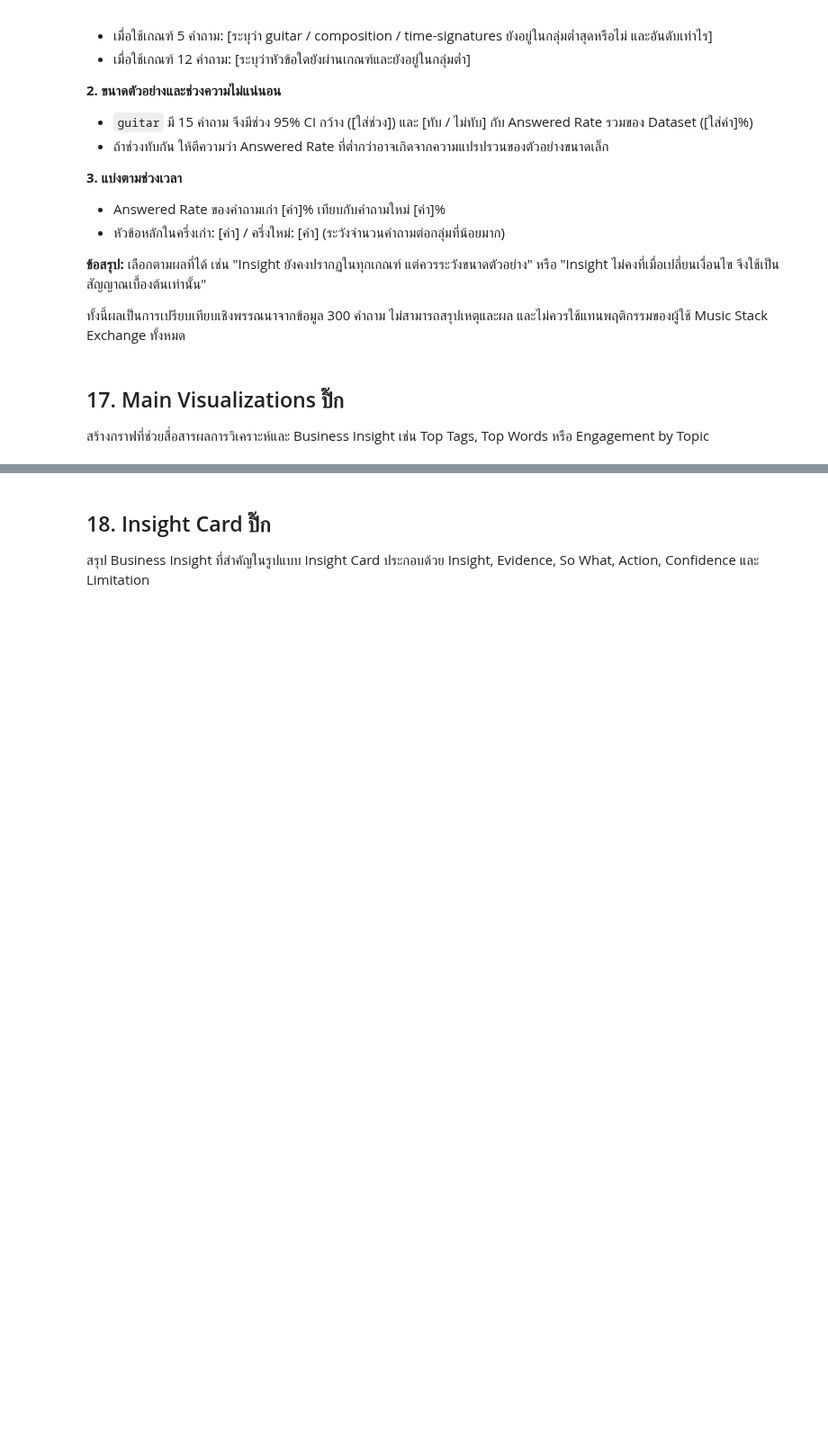
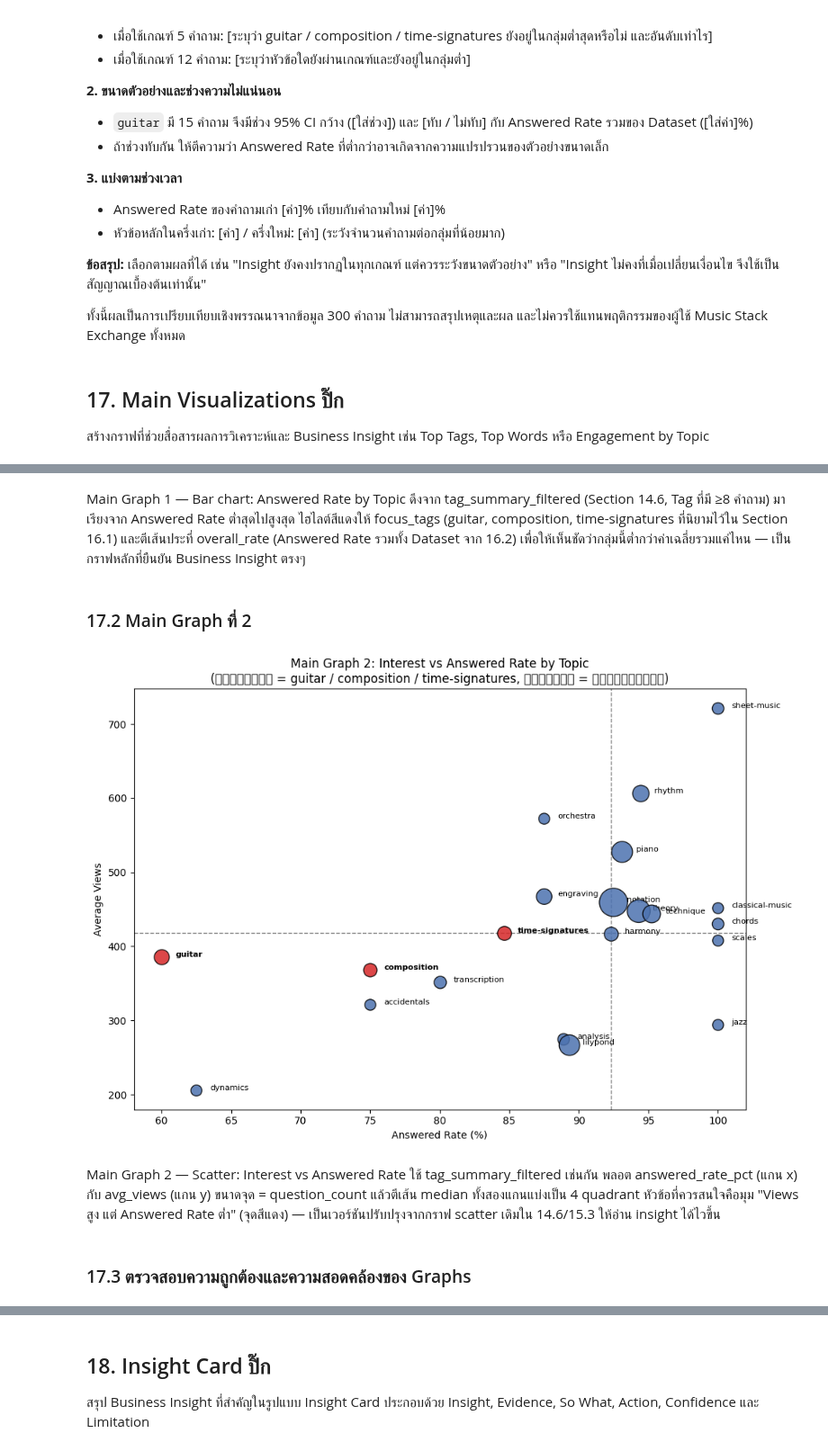
Before and after one commit to suphitchakh-web/Project_1, a Jupyter notebook: Team06_Part2.ipynb, the cells around one changed output, grey strips where cells are left out. Shown at 90% size. Saved outputs shown, nothing was run; the diff lists cells and outputs as text; code cells hidden in the pictures; blank space fills up the shorter version.

```diff
--- a/Team06_Part2.ipynb
+++ b/Team06_Part2.ipynb
@@ -4682,0 +4722,45 @@ Answered Rate ของหัวข้อหลัก แยกตามช่
+# %% [markdown]
+Main Graph 1 — Bar chart: Answered Rate by Topic
+ดึงจาก tag_summary_filtered (Section 14.6, Tag ที่มี ≥8 คำถาม) มาเรียงจาก Answered Rate ต่ำสุดไปสูงสุด ไฮไลต์สีแดงให้ focus_tags (guitar, composition, time-signatures ที่นิยามไว้ใน Section 16.1) และตีเส้นประที่ overall_rate (Answered Rate รวมทั้ง Dataset จาก 16.2) เพื่อให้เห็นชัดว่ากลุ่มนี้ต่ำกว่าค่าเฉลี่ยรวมแค่ไหน — เป็นกราฟหลักที่ยืนยัน Business Insight ตรงๆ
+# %% [markdown]
+### 17.2 Main Graph ที่ 2
+# %%
+# ============================================================
+# 17.2 Main Graph 2: Interest (Avg Views) vs Answered Rate
+# ขนาดจุด = จำนวนคำถามต่อ Tag, เส้นประ = median แบ่ง Quadrant
+# ============================================================
+
+median_views = tag_summary_filtered["avg_views"].median()
+median_answered = tag_summary_filtered["answered_rate_pct"].median()
+
+fig, ax = plt.subplots(figsize=(10, 7))
+
+for _, row in tag_summary_filtered.iterrows():
+    is_focus = row["tag"] in focus_tags
+    ax.scatter(
+        row["answered_rate_pct"], row["avg_views"],
+        s=row["question_count"] * 15,
+        color="#D62728" if is_focus else "#4C72B0",
+        edgecolor="black", alpha=0.85, zorder=3
+    )
+    ax.text(row["answered_rate_pct"] + 1, row["avg_views"], row["tag"],
+            fontsize=8, fontweight="bold" if is_focus else "normal")
+
+ax.axvline(median_answered, color="gray", linestyle="--", linewidth=1, zorder=1)
+ax.axhline(median_views, color="gray", linestyle="--", linewidth=1, zorder=1)
+
+ax.set_xlabel("Answered Rate (%)")
+ax.set_ylabel("Average Views")
+ax.set_title(
+    "Main Graph 2: Interest vs Answered Rate by Topic\n"
+    "(จุดสีแดง = guitar / composition / time-signatures, ขนาดจุด = จำนวนคำถาม)"
+)
+plt.tight_layout()
+plt.show()
+# %% [output]
+[figure, added]
+# %% [markdown]
+Main Graph 2 — Scatter: Interest vs Answered Rate
+ใช้ tag_summary_filtered เช่นกัน พลอต answered_rate_pct (แกน x) กับ avg_views (แกน y) ขนาดจุด = question_count แล้วตีเส้น median ทั้งสองแกนแบ่งเป็น 4 quadrant หัวข้อที่ควรสนใจคือมุม "Views สูง แต่ Answered Rate ต่ำ" (จุดสีแดง) — เป็นเวอร์ชันปรับปรุงจากกราฟ scatter เดิมใน 14.6/15.3 ให้อ่าน insight ได้ไวขึ้น
+# %% [markdown]
+### 17.3 ตรวจสอบความถูกต้องและความสอดคล้องของ Graphs
```
Also changed, not shown: parts of 17 cells of this notebook.
